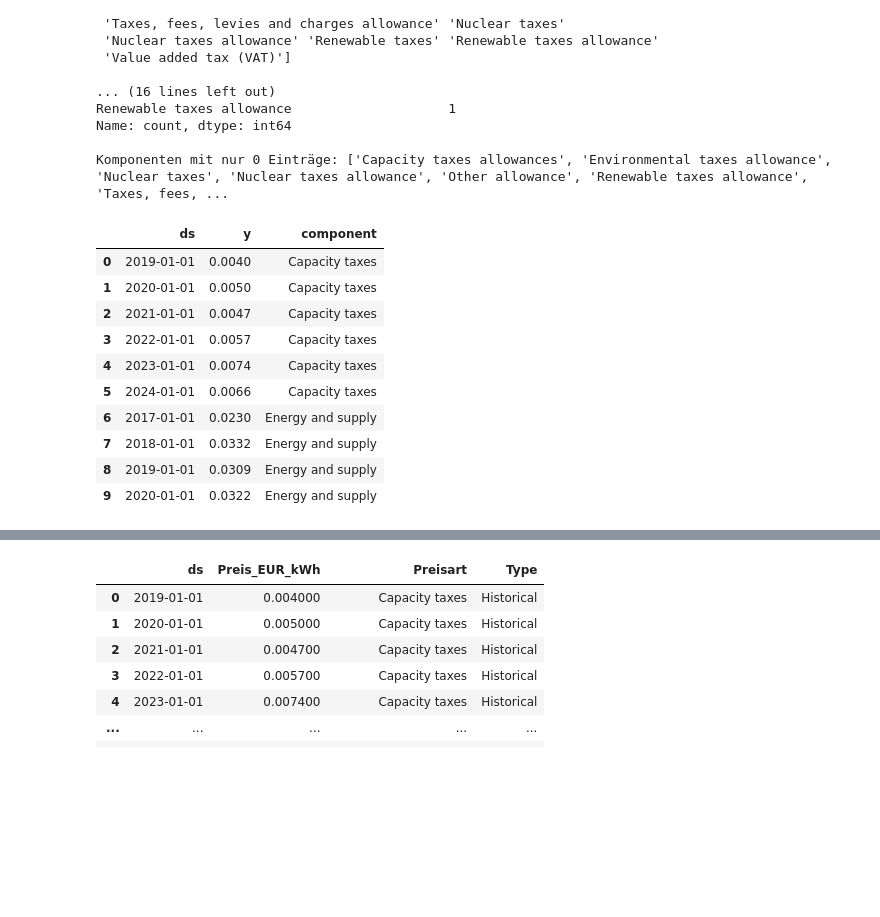
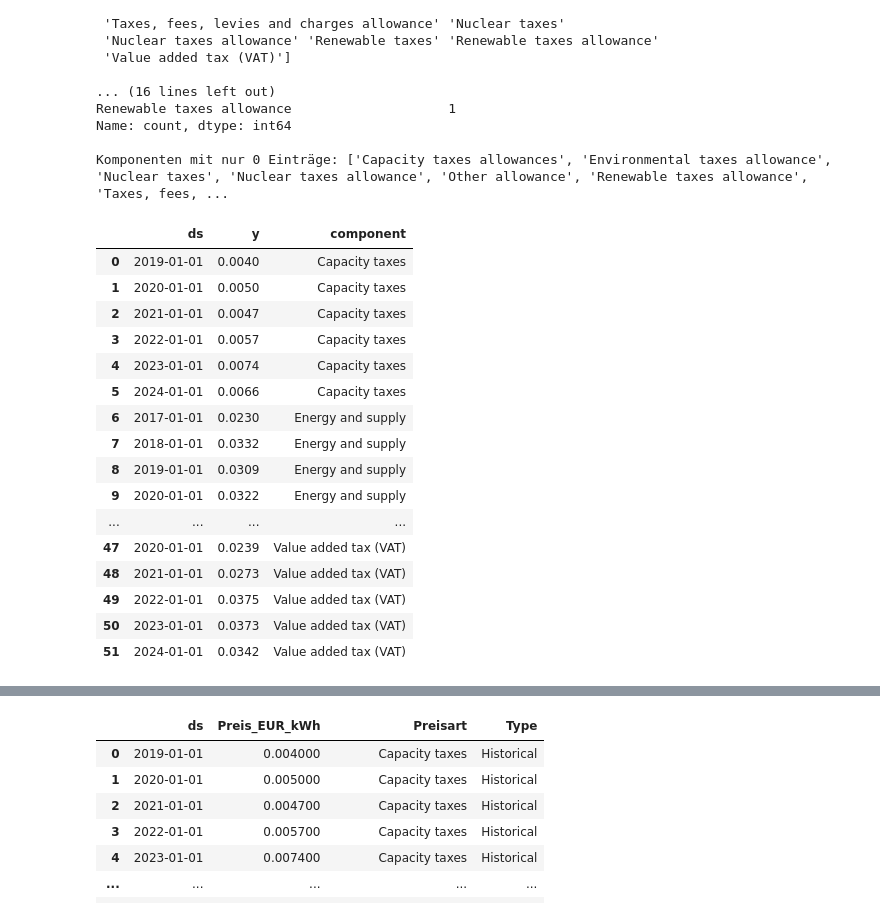
Before and after one commit to SultanGabriel/de_gridmix, a Jupyter notebook: prices_eurostat_taxes.ipynb, the cells around one changed output, grey strips where cells are left out. Cells and saved outputs as stored; diff of their text form; code cells hidden in the pictures; blank space fills up the shorter version.

```diff
--- a/prices_eurostat_taxes.ipynb
+++ b/prices_eurostat_taxes.ipynb
@@ -94,40 +89,45 @@ Name: count, dtype: int64
 
 Komponenten mit nur 0 Einträge: ['Capacity taxes allowances', 'Environmental taxes allowance', 'Nuclear taxes', 'Nuclear taxes allowance', 'Other allowance', 'Renewable taxes allowance', 'Taxes, fees, ...
 # %%
-
 # Komponenten, die Daten enthalten
 valid_components = df_eurostat_cleaned[
     ~df_eurostat_cleaned["Components of energy prices"].isin(COMPONENTS_ALL_ZERO)
 ]["Components of energy prices"].unique()
 
 
 df_prophet_all = (
     df_eurostat_cleaned[
         df_eurostat_cleaned["Components of energy prices"].isin(valid_components)
     ]
     .copy()
 )
 
 df_prophet_all["ds"] = pd.to_datetime(df_prophet_all["TIME_PERIOD"], format="%Y")
 df_prophet_all["y"] = df_prophet_all["OBS_VALUE"]
 df_prophet_all["component"] = df_prophet_all["Components of energy prices"]
 
 
 df_prophet_all = df_prophet_all[["ds", "y", "component"]].sort_values(["component", "ds"]).reset_index(drop=True)
 
-df_prophet_all.head(10)
+df_prophet_all
 # %% [output]
 |  | ds | y | component |
 | 0 | 2019-01-01 | 0.0040 | Capacity taxes |
 | 1 | 2020-01-01 | 0.0050 | Capacity taxes |
 | 2 | 2021-01-01 | 0.0047 | Capacity taxes |
 | 3 | 2022-01-01 | 0.0057 | Capacity taxes |
 | 4 | 2023-01-01 | 0.0074 | Capacity taxes |
 | 5 | 2024-01-01 | 0.0066 | Capacity taxes |
 | 6 | 2017-01-01 | 0.0230 | Energy and supply |
 | 7 | 2018-01-01 | 0.0332 | Energy and supply |
 | 8 | 2019-01-01 | 0.0309 | Energy and supply |
 | 9 | 2020-01-01 | 0.0322 | Energy and supply |
+| ... | ... | ... | ... |
+| 47 | 2020-01-01 | 0.0239 | Value added tax (VAT) |
+| 48 | 2021-01-01 | 0.0273 | Value added tax (VAT) |
+| 49 | 2022-01-01 | 0.0375 | Value added tax (VAT) |
+| 50 | 2023-01-01 | 0.0373 | Value added tax (VAT) |
+| 51 | 2024-01-01 | 0.0342 | Value added tax (VAT) |
 # %%
 from prophet import Prophet
 
```
Also changed, not shown: parts of 8 cells of this notebook, 8 other files.
